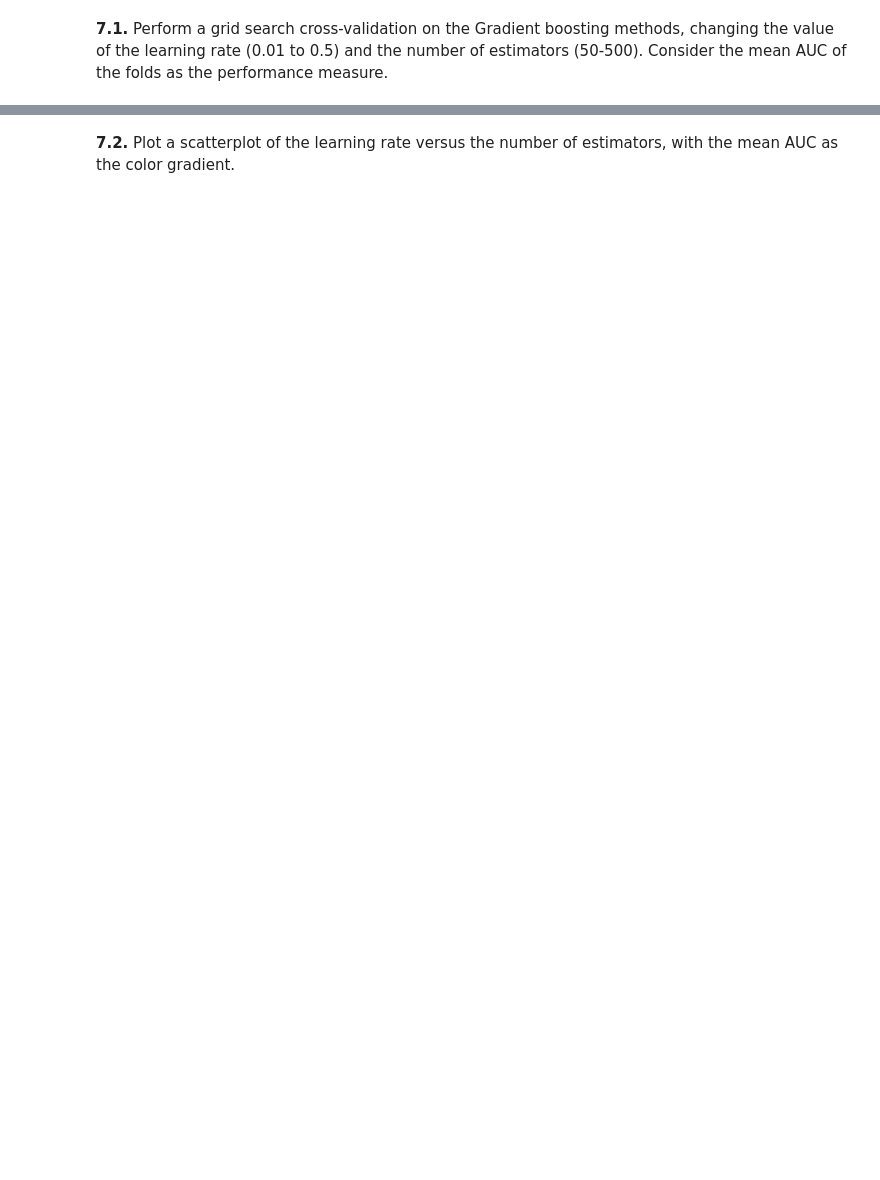
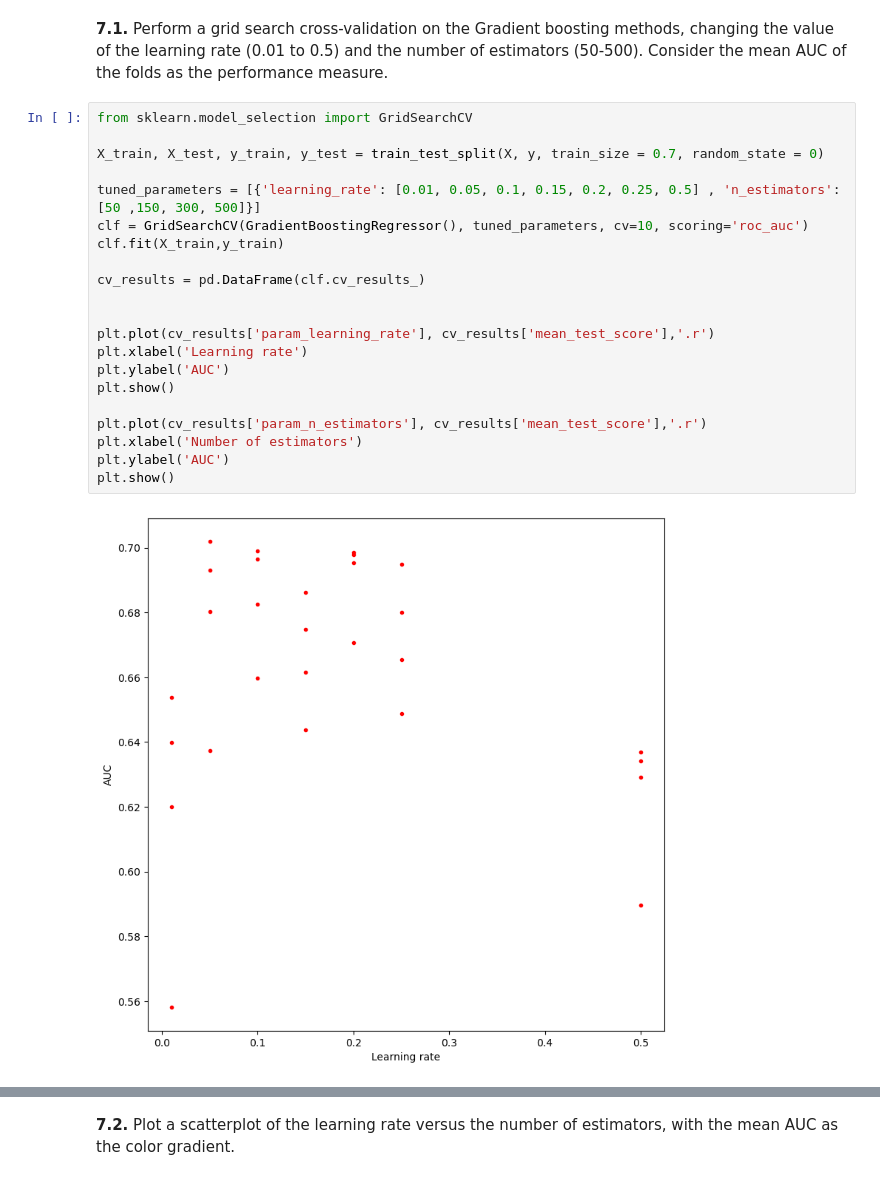
Before and after one commit to andrelopes2001/AA_Project_G6, a Jupyter notebook: laboratory/L4_Arduino/Assignment2_tofill.ipynb, the cells around one changed output, grey strips where cells are left out. Cells and saved outputs as stored; diff of their text form; blank space fills up the shorter version.

```diff
--- a/laboratory/L4_Arduino/Assignment2_tofill.ipynb
+++ b/laboratory/L4_Arduino/Assignment2_tofill.ipynb
@@ -427,2 +533,25 @@ ERROR: No matching distribution found for sklearn.model_selection
 # %% [markdown]
 **7.1.** Perform a grid search cross-validation on the Gradient boosting methods, changing the value of the learning rate (0.01 to 0.5) and the number of estimators (50-500). Consider the mean AUC of the folds as the performance measure.
+# %%
+from sklearn.model_selection import GridSearchCV
+
+X_train, X_test, y_train, y_test = train_test_split(X, y, train_size = 0.7, random_state = 0)
+
+tuned_parameters = [{'learning_rate': [0.01, 0.05, 0.1, 0.15, 0.2, 0.25, 0.5] , 'n_estimators':[50 ,150, 300, 500]}]
+clf = GridSearchCV(GradientBoostingRegressor(), tuned_parameters, cv=10, scoring='roc_auc')
+clf.fit(X_train,y_train)
+
+cv_results = pd.DataFrame(clf.cv_results_)
+
+
+plt.plot(cv_results['param_learning_rate'], cv_results['mean_test_score'],'.r')
+plt.xlabel('Learning rate')
+plt.ylabel('AUC')
+plt.show()
+
+plt.plot(cv_results['param_n_estimators'], cv_results['mean_test_score'],'.r')
+plt.xlabel('Number of estimators')
+plt.ylabel('AUC')
+plt.show()
+# %% [output]
+[figure, added]
```
Also changed, not shown: parts of 9 cells of this notebook.
